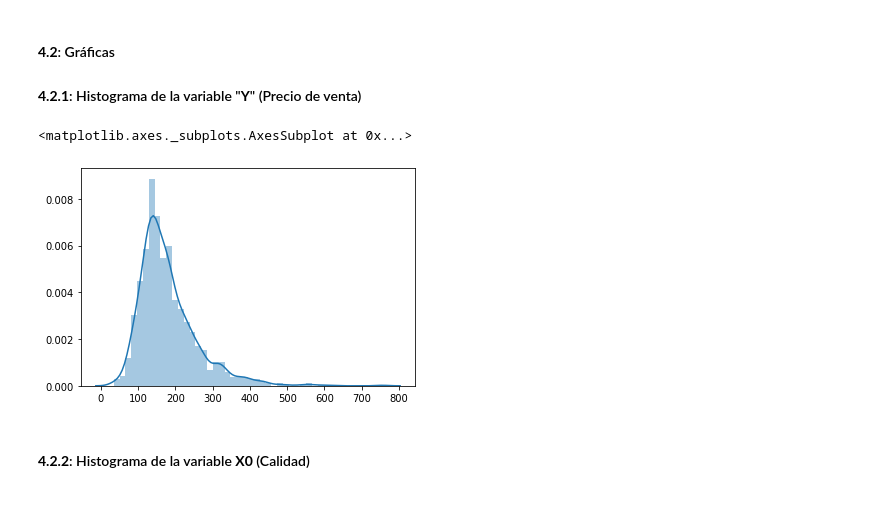
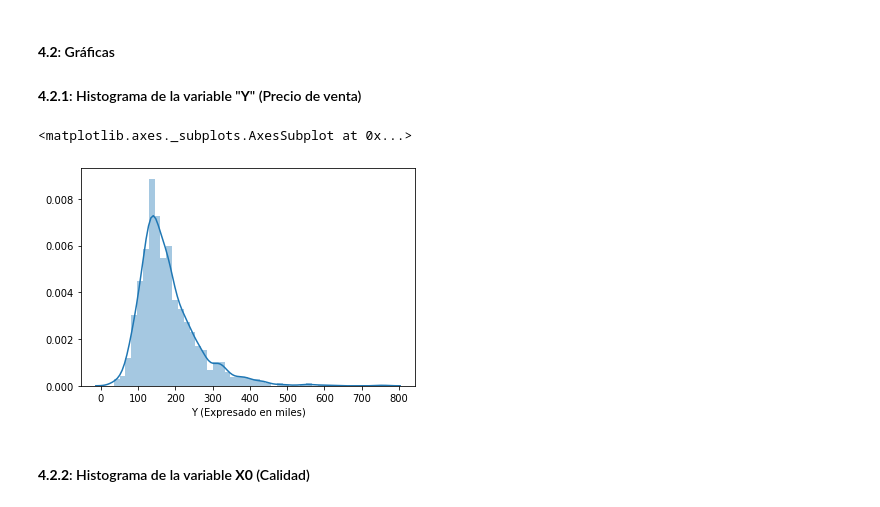
Before and after one commit to estuardozapeta/Python-Proyecto, a Jupyter notebook: Proyecto.ipynb, the cells around one changed output. Cells and saved outputs as stored; diff of their text form; code cells hidden in the pictures.

```diff
--- a/Proyecto.ipynb
+++ b/Proyecto.ipynb
@@ -165,11 +165,12 @@ X4 - Desviación estándar: nan
 #### **4.2**: Gráficas
 
 #### **4.2.1**: Histograma de la variable "**Y**" (Precio de venta)
-# %%
-sb.distplot(Y)
-# %% [output]
-<matplotlib.axes._subplots.AxesSubplot at 0x...>
-[figure, removed]
+# %%
+y_ = pd.Series(Y/1000, name="Y (Expresado en miles)")
+sb.distplot(y_)
+# %% [output]
+<matplotlib.axes._subplots.AxesSubplot at 0x...>
+[figure, added]
 # %% [markdown]
 #### **4.2.2**: Histograma de la variable **X0** (Calidad)
 # %%
```
Also changed, not shown: parts of 34 cells of this notebook.
